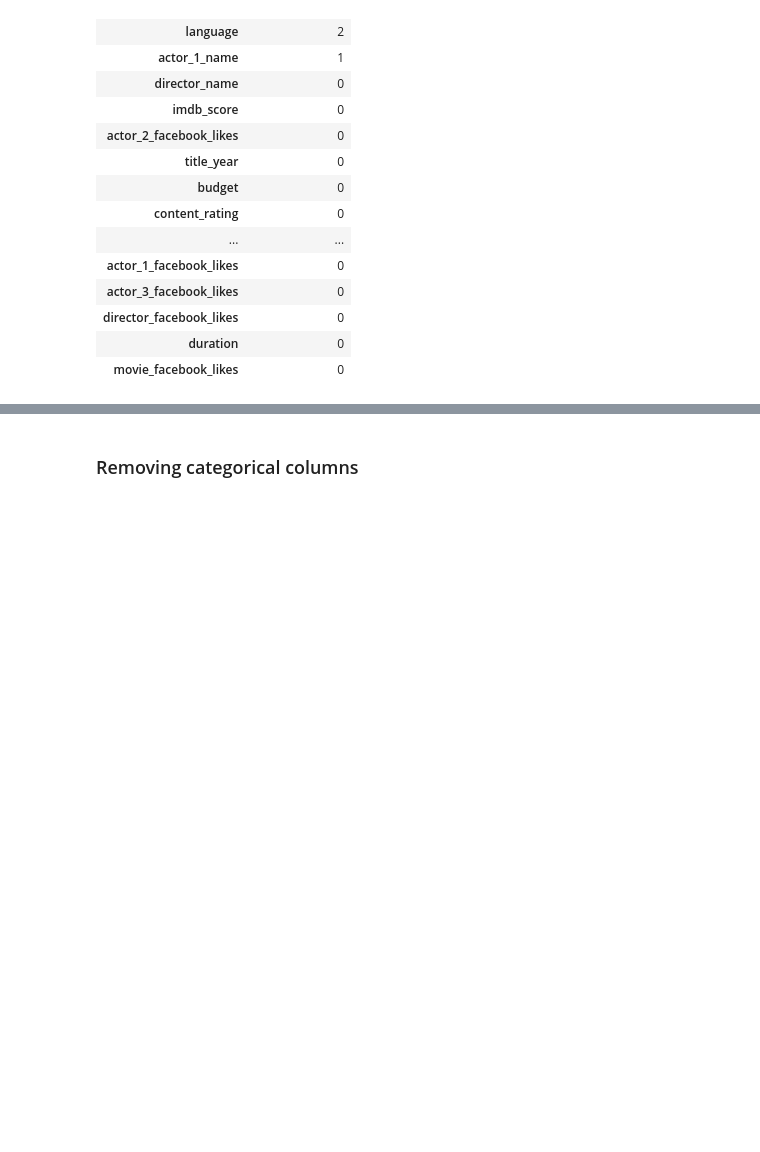
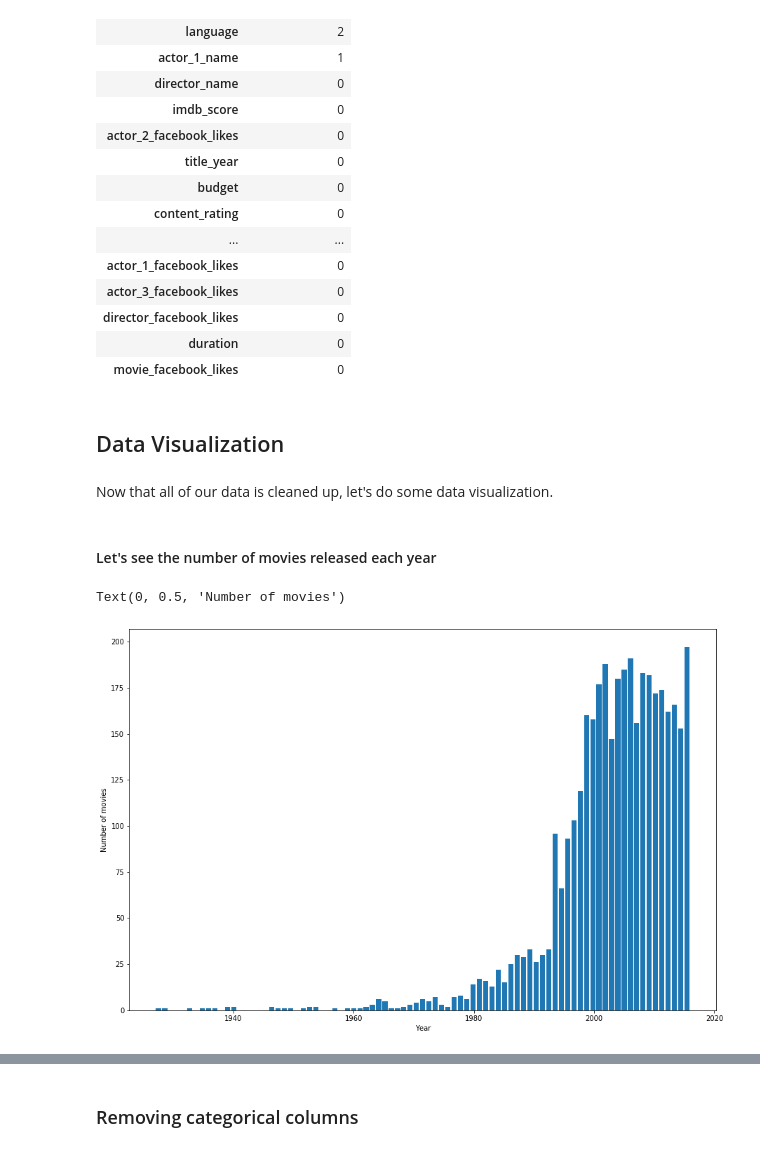
Before and after one commit to wchung42/ml-final-project, a Jupyter notebook: ml_final_project_imdb_movies.ipynb, the cells around one changed output, grey strips where cells are left out. Saved outputs shown, nothing was run; the diff lists cells and outputs as text; code cells hidden in the pictures; blank space fills up the shorter version.

```diff
--- a/ml_final_project_imdb_movies.ipynb
+++ b/ml_final_project_imdb_movies.ipynb
@@ -359,3 +320,18 @@ nandata
 | director_facebook_likes | 0 |
 | duration | 0 |
 | movie_facebook_likes | 0 |
+# %% [markdown]
+## Data Visualization
+# %% [markdown]
+Now that all of our data is cleaned up, let's do some data visualization.
+# %% [markdown]
+#### Let's see the number of movies released each year
+# %%
+numOfMoviesPerYear = data['title_year']
+numOfMoviesPerYear.plot.hist(bins = 85, rwidth = 0.8, figsize = (15,10))
+plt.xlabel('Year')
+plt.ylabel('Number of movies')
+#plt.hist(data.title_year, bins = 100, rwidth = 2)
+# %% [output]
+Text(0, 0.5, 'Number of movies')
+[figure, added]
```
Also changed, not shown: parts of 14 cells of this notebook.
